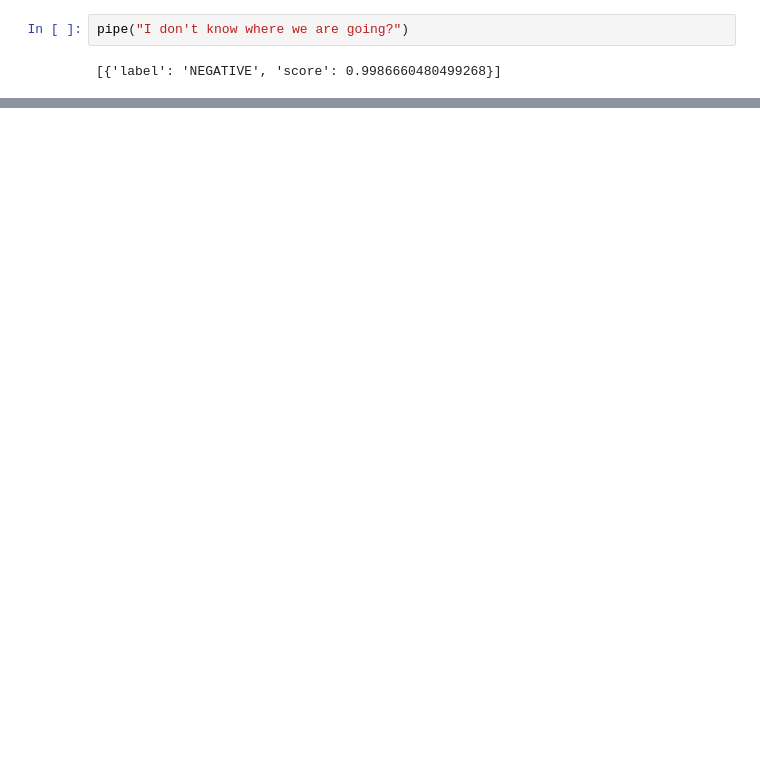
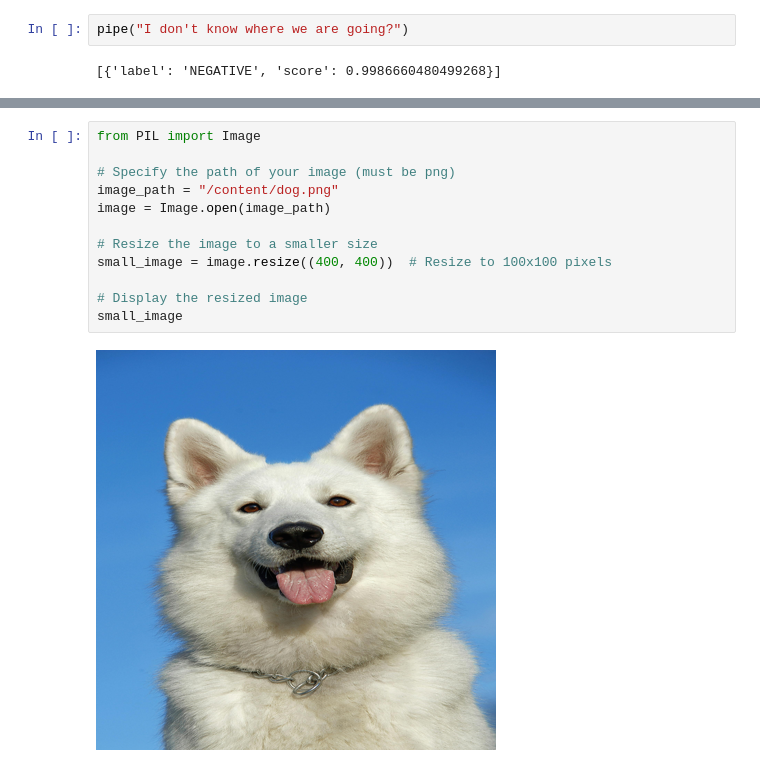
Before and after one commit to saincoder/xeven_AI, a Jupyter notebook: Hugging_face.ipynb, the cells around one changed output, grey strips where cells are left out. Cells and saved outputs as stored; diff of their text form; blank space fills up the shorter version.

```diff
--- a/Hugging_face.ipynb
+++ b/Hugging_face.ipynb
@@ -74,0 +150,14 @@ pipe("I don't know where we are going?")
+# %%
+from PIL import Image
+
+# Specify the path of your image (must be png)
+image_path = "/content/dog.png"
+image = Image.open(image_path)
+
+# Resize the image to a smaller size
+small_image = image.resize((400, 400))  # Resize to 100x100 pixels
+
+# Display the resized image
+small_image
+# %% [output]
+[figure, added]
```
Also changed, not shown: parts of 22 cells of this notebook.
